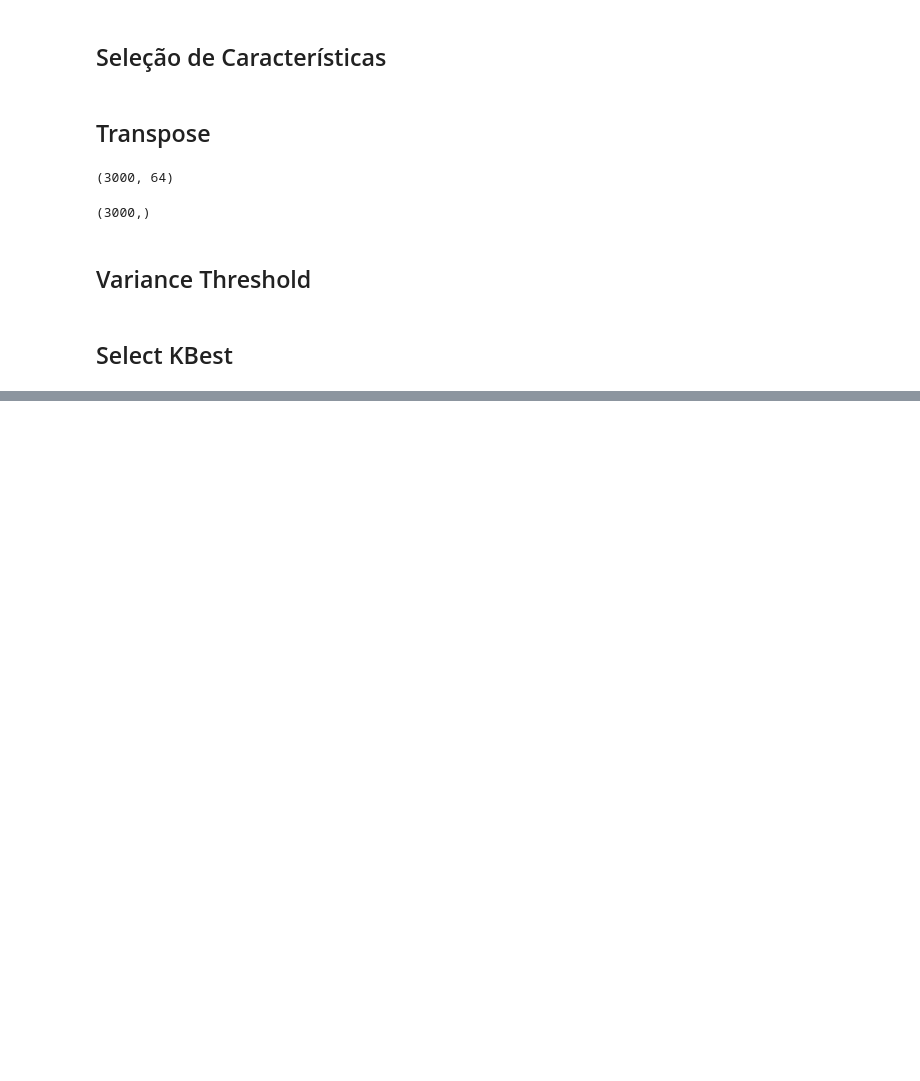
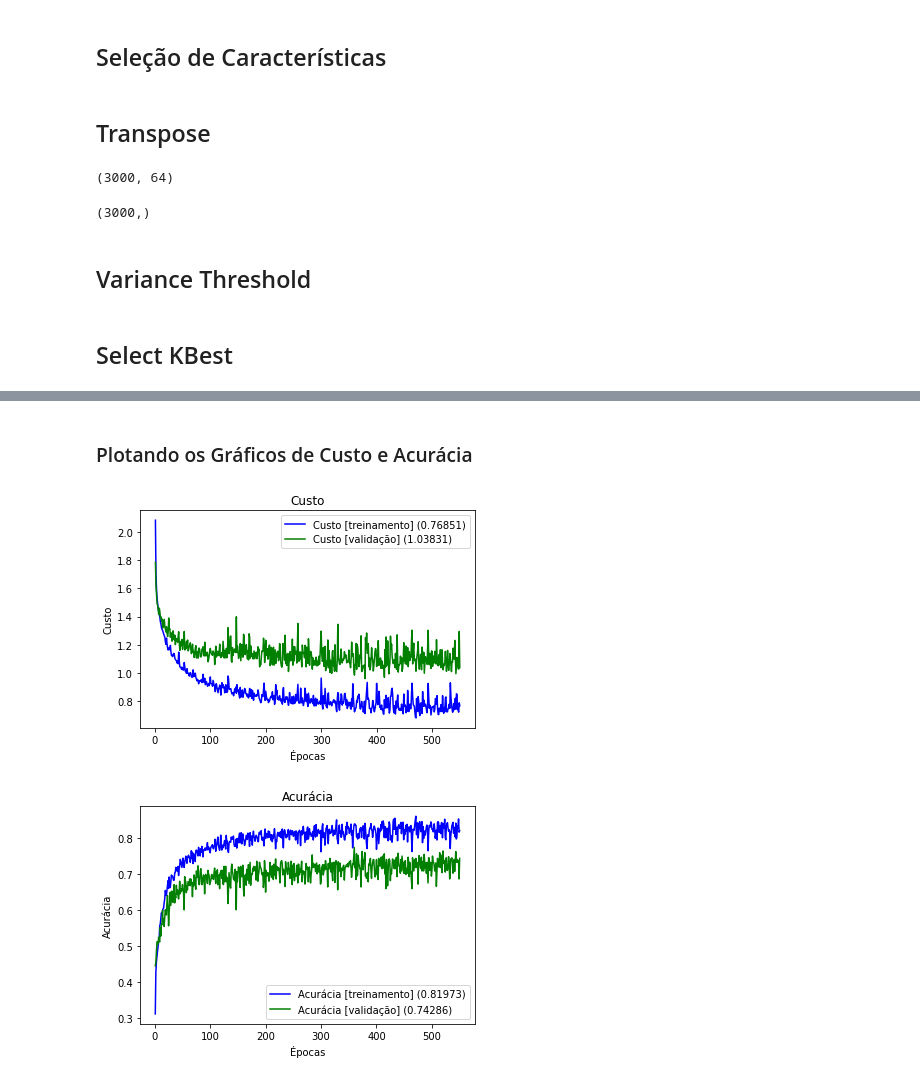
Before and after one commit to IBehring/tutoriais, a Jupyter notebook: sEMG/Isabela Teste.ipynb, the cells around one changed output, grey strips where cells are left out. Cells and saved outputs as stored; diff of their text form; code cells hidden in the pictures; blank space fills up the shorter version.

Commit message:
Trabalho finalizado com os testes.

```diff
--- a/sEMG/Isabela Teste.ipynb
+++ b/sEMG/Isabela Teste.ipynb
@@ -843,0 +340,3 @@ X_new = SelectKBest(chi2, k = 10).fit_transform(X, y)
+# %%
+scaler = StandardScaler()
+X_norm = scaler.fit_transform(X)
@@ -843,0 +426,8 @@ X_new = SelectKBest(chi2, k = 10).fit_transform(X, y)
+# %%
+# Dividindo em conjuntos de treino (80%) e teste (20%)
+X_train, X_test, y_train, y_test = train_test_split(
+    X_norm, y, test_size=0.3, stratify=y)
+
+# treino: 80% dos 80% de treino. teste: 20% dos 80% de treino.
+X_train, X_val, y_train, y_val = train_test_split(
+    X_train, y_train, test_size=0.3, shuffle=True, stratify=y)
@@ -843,0 +581,26 @@ X_new = SelectKBest(chi2, k = 10).fit_transform(X, y)
+# %%
+# definição de uma fração do regularizador
+l = 0.01
+
+# desenvolvimento do modelo Keras para uma MLP
+model = Sequential()
+model.add(Dense(20, activation='relu', input_dim = 64,
+                kernel_regularizer=regularizers.l2(l)))
+# Aplicação de um dropout (caso necessário)
+
+model.add(Dense(10, activation='relu',
+                kernel_regularizer=regularizers.l2(l)))
+# Aplicação de um dropout (caso necessário)
+
+model.add(Dense(8, activation = 'softmax'))
+
+# Aplicação de um modelo de descida de gradiente utilizando o Stocastic Gradient Descendent (SGD)
+sgd = SGD(lr=0.05, momentum = 0.0)
+# Função de otimização da rede: ADAM
+adam = Adam(lr=0.005, beta_1=0.9, beta_2=0.999)
+# Função de custo baseada em dados originalmente categóricos
+model.compile(loss='sparse_categorical_crossentropy', optimizer=adam,
+              metrics=['accuracy'])
+
+history = model.fit(X_train, y_train, epochs = 550, batch_size = 15,
+                    validation_data=(X_val, y_val), verbose = 0)
@@ -843,0 +639,7 @@ X_new = SelectKBest(chi2, k = 10).fit_transform(X, y)
+# %% [markdown]
+### Plotando os Gráficos de Custo e Acurácia
+# %%
+plot_history(history)
+# %% [output]
+[figure, added]
+[figure, added]
```
Also changed, not shown: parts of 24 cells of this notebook, 1 other file.
